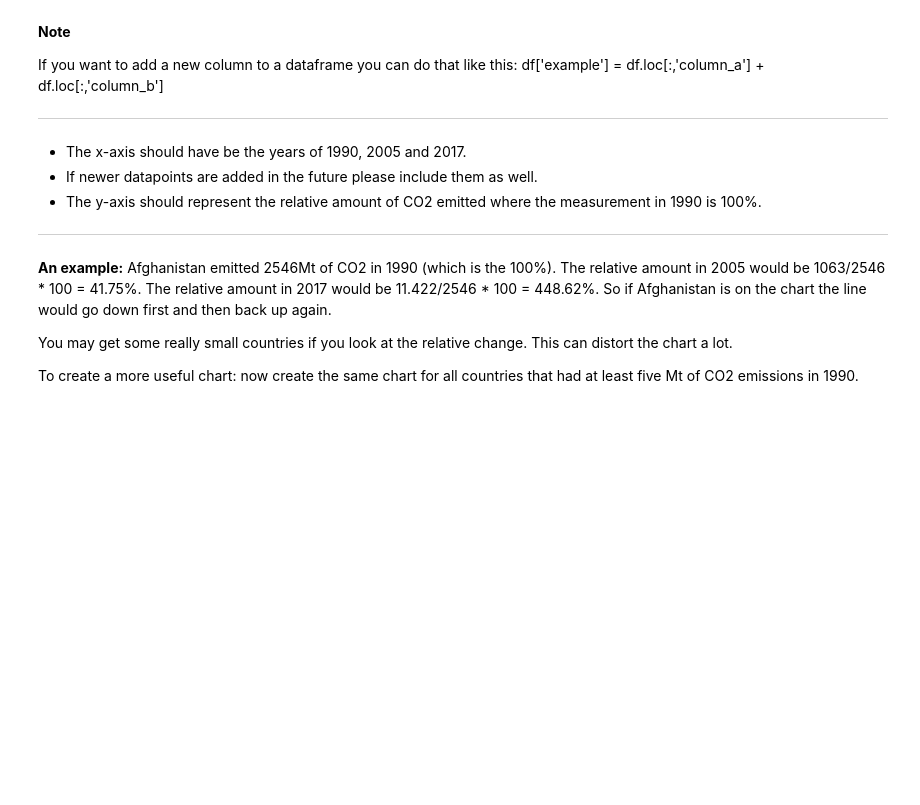
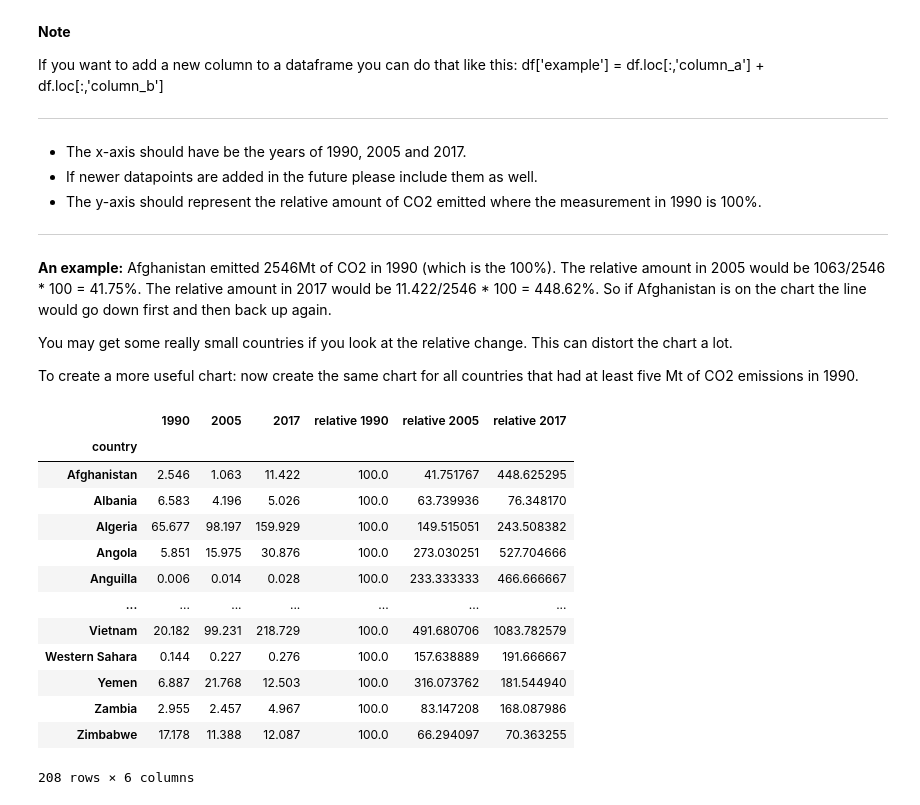
Before and after one commit to MevrouwHelderder/Assignments, a Jupyter notebook: Assignment_Global_CO2_Emissions.ipynb, the cells around one changed output. Drawn from its saved outputs; the diff is of its cells as text; code cells hidden in the pictures; blank space fills up the shorter version.

```diff
--- a/Assignment_Global_CO2_Emissions.ipynb
+++ b/Assignment_Global_CO2_Emissions.ipynb
@@ -97,3 +97,30 @@ Find the top three and bottom three countries with regards to lowering these emi
 You may get some really small countries if you look at the relative change. This can distort the chart a lot.
 
 To create a more useful chart: now create the same chart for all countries that had at least five Mt of CO2 emissions in 1990.
+# %%
+# Only the relevant columns, renamed for more clarity, country as index:
+countries_graph_2= ((countries.loc[:,["country","1990 Fossil", "2005 Fossil", "2017 Fossil"]]).rename(columns={"1990 Fossil": "1990", "2005 Fossil": "2005" , "2017 Fossil": "2017"})).set_index("country")
+
+# Adding and filling new columns
+countries_graph_2["relative 1990"]=countries_graph_2["1990"]/countries_graph_2["1990"]*100
+countries_graph_2["relative 2005"]=countries_graph_2["2005"]/countries_graph_2["1990"]*100
+countries_graph_2["relative 2017"]=countries_graph_2["2017"]/countries_graph_2["1990"]*100
+countries_graph_2
+
+# I'm not sure in what way I need to find the top and bottom 3. Top and bottom of the total change 1990 up to 2017?
+# Lets use the total change between 1990 and 2017
+# %% [output]
+|  | 1990 | 2005 | 2017 | relative 1990 | relative 2005 | relative 2017 |
+| country |  |  |  |  |  |  |
+| Afghanistan | 2.546 | 1.063 | 11.422 | 100.0 | 41.751767 | 448.625295 |
+| Albania | 6.583 | 4.196 | 5.026 | 100.0 | 63.739936 | 76.348170 |
+| Algeria | 65.677 | 98.197 | 159.929 | 100.0 | 149.515051 | 243.508382 |
+| Angola | 5.851 | 15.975 | 30.876 | 100.0 | 273.030251 | 527.704666 |
+| Anguilla | 0.006 | 0.014 | 0.028 | 100.0 | 233.333333 | 466.666667 |
+| ... | ... | ... | ... | ... | ... | ... |
+| Vietnam | 20.182 | 99.231 | 218.729 | 100.0 | 491.680706 | 1083.782579 |
+| Western Sahara | 0.144 | 0.227 | 0.276 | 100.0 | 157.638889 | 191.666667 |
+| Yemen | 6.887 | 21.768 | 12.503 | 100.0 | 316.073762 | 181.544940 |
+| Zambia | 2.955 | 2.457 | 4.967 | 100.0 | 83.147208 | 168.087986 |
+| Zimbabwe | 17.178 | 11.388 | 12.087 | 100.0 | 66.294097 | 70.363255 |
+208 rows × 6 columns
```
Also changed, not shown: parts of 2 cells of this notebook.
